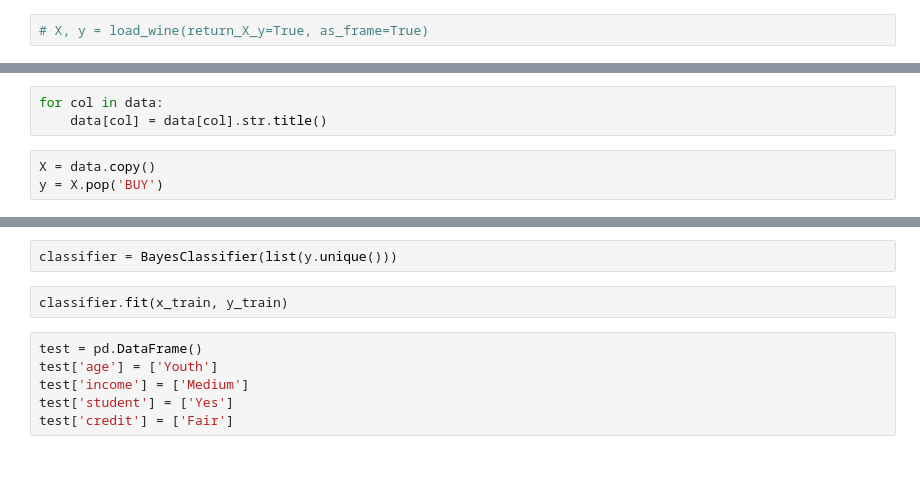
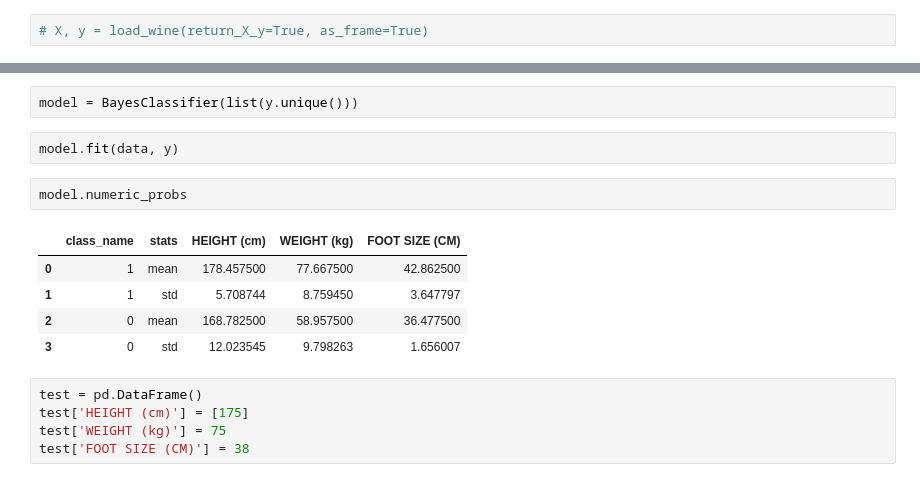
Before and after one commit to PugtgYosuky/FIAD-project, a Jupyter notebook: src/bayes.ipynb, the cells around one changed output, grey strips where cells are left out. Saved outputs shown, nothing was run; the diff lists cells and outputs as text.

```diff
--- a/src/bayes.ipynb
+++ b/src/bayes.ipynb
@@ -13,6 +296,0 @@ data = pd.read_csv(os.path.join('data', 'computers.csv'))
-# %%
-for col in data:
-    data[col] = data[col].str.title()
-# %%
-X = data.copy()
-y = X.pop('BUY')
@@ -110,13 +297,20 @@ class BayesClassifier:
 # %%
-classifier = BayesClassifier(list(y.unique()))
+model = BayesClassifier(list(y.unique()))
-# %%
-classifier.fit(x_train, y_train)
-# %%
-test = pd.DataFrame()
-test['age'] = ['Youth']
-test['income'] = ['Medium']
-test['student'] = ['Yes']
-test['credit'] = ['Fair']
+# %%
+model.fit(data, y)
+# %%
+model.numeric_probs
+# %% [output]
+|  | class_name | stats | HEIGHT (cm) | WEIGHT (kg) | FOOT SIZE (CM) |
+| 0 | 1 | mean | 178.457500 | 77.667500 | 42.862500 |
+| 1 | 1 | std | 5.708744 | 8.759450 | 3.647797 |
+| 2 | 0 | mean | 168.782500 | 58.957500 | 36.477500 |
+| 3 | 0 | std | 12.023545 | 9.798263 | 1.656007 |
+# %%
+test = pd.DataFrame()
+test['HEIGHT (cm)'] = [175]
+test['WEIGHT (kg)'] = 75
+test['FOOT SIZE (CM)'] = 38
 # %%
 test
 # %% [output]
```
Also changed, not shown: parts of 39 cells of this notebook.
